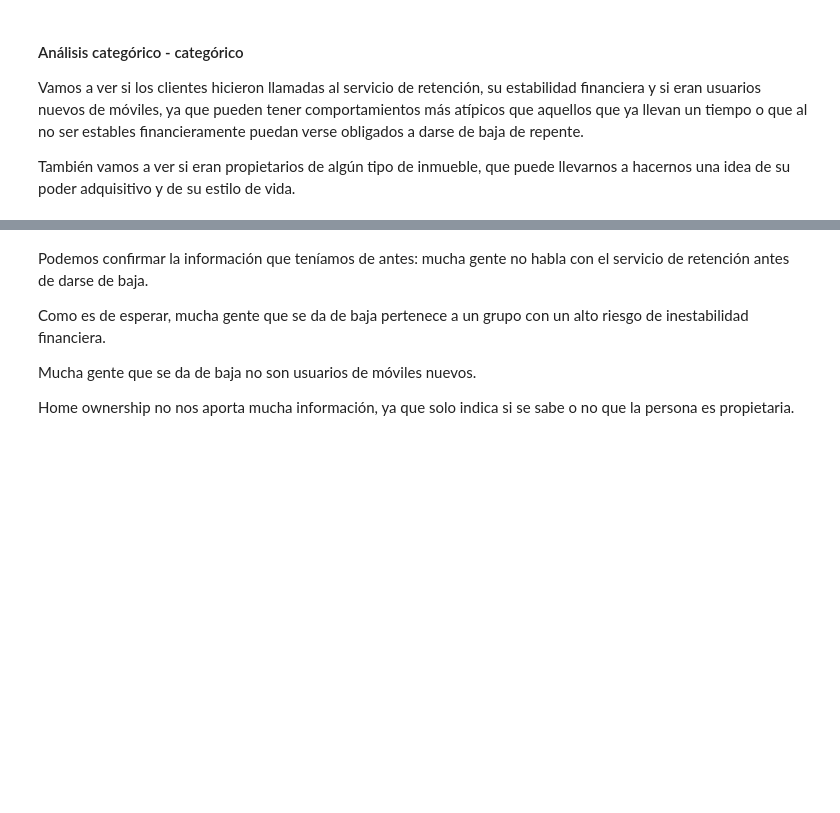
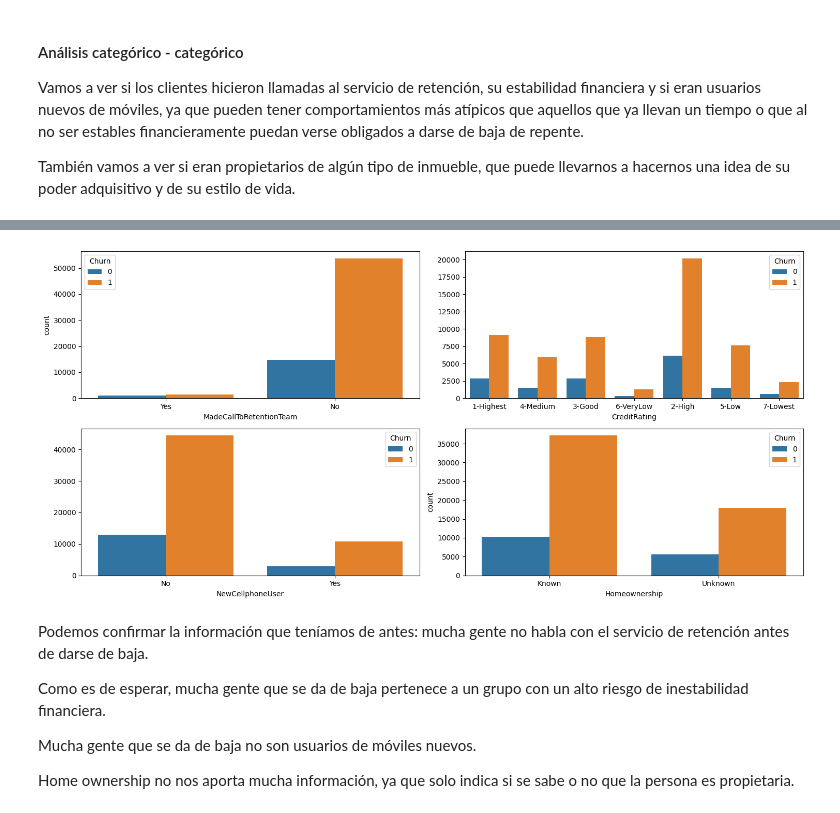
Before and after one commit to 4GeeksAcademy/ProyectoFinalDS_Churn_Pablo_Sahid, a Jupyter notebook: src/explore.ipynb, the cells around one changed output, grey strips where cells are left out. Cells and saved outputs as stored; diff of their text form; code cells hidden in the pictures; blank space fills up the shorter version.

```diff
--- a/src/explore.ipynb
+++ b/src/explore.ipynb
@@ -717,17 +787,19 @@ Churn
 Name: count, dtype: int64
 # %%
-# fig, axis = plt.subplots(2, 2, figsize = (15, 7))
+fig, axis = plt.subplots(2, 2, figsize = (15, 7))
 
-# sns.countplot(ax = axis[0, 0], data = df2, x = "MadeCallToRetentionTeam", hue = "Churn")
-# sns.countplot(ax = axis[0, 1], data = df2, x = "CreditRating", hue = "Churn").set(ylabel = None)
-# sns.countplot(ax = axis[1, 0], data = df2, x = "NewCellphoneUser", hue = "Churn").set(ylabel = None)
-# sns.countplot(ax = axis[1, 1], data = df2, x = "Homeownership", hue = "Churn")
+sns.countplot(ax = axis[0, 0], data = df2, x = "MadeCallToRetentionTeam", hue = "Churn")
+sns.countplot(ax = axis[0, 1], data = df2, x = "CreditRating", hue = "Churn").set(ylabel = None)
+sns.countplot(ax = axis[1, 0], data = df2, x = "NewCellphoneUser", hue = "Churn").set(ylabel = None)
+sns.countplot(ax = axis[1, 1], data = df2, x = "Homeownership", hue = "Churn")
 
 
-# plt.tight_layout()
+plt.tight_layout()
 
 
-# plt.show()
+plt.show()
+# %% [output]
+[figure, added]
 # %% [markdown]
 Podemos confirmar la información que teníamos de antes: mucha gente no habla con el servicio de retención antes de darse de baja.
 
```
Also changed, not shown: parts of 50 cells of this notebook, 25 other files.
